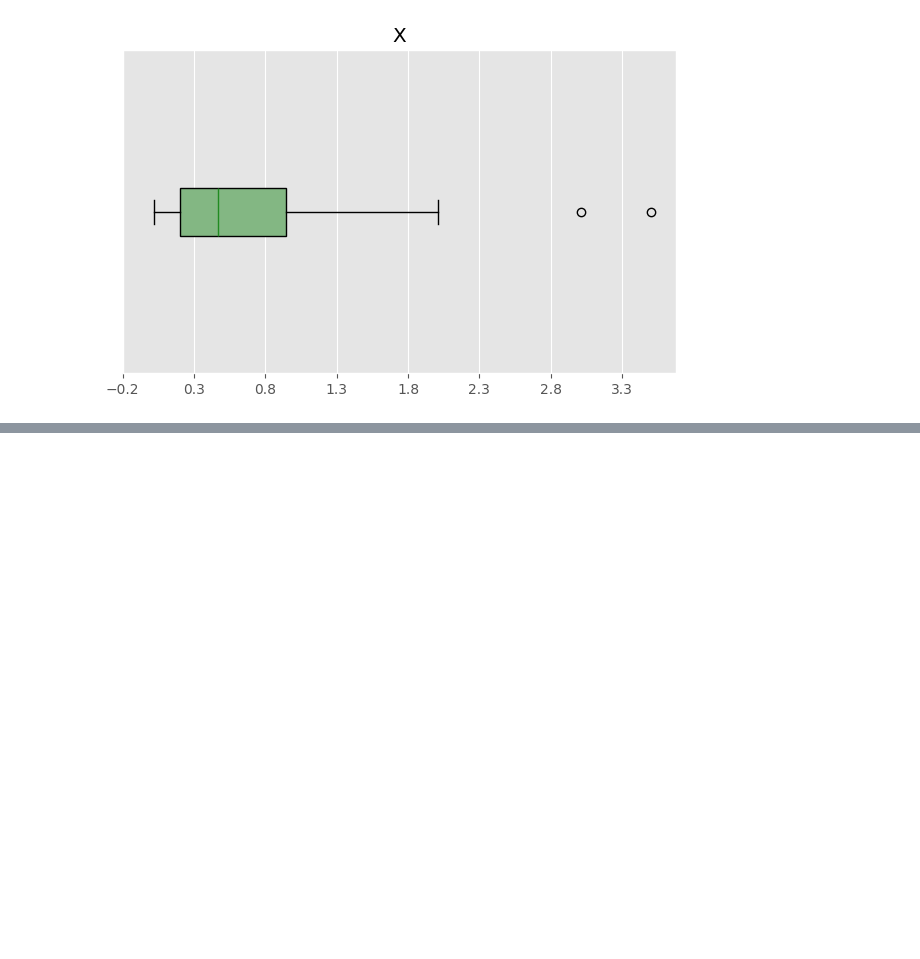
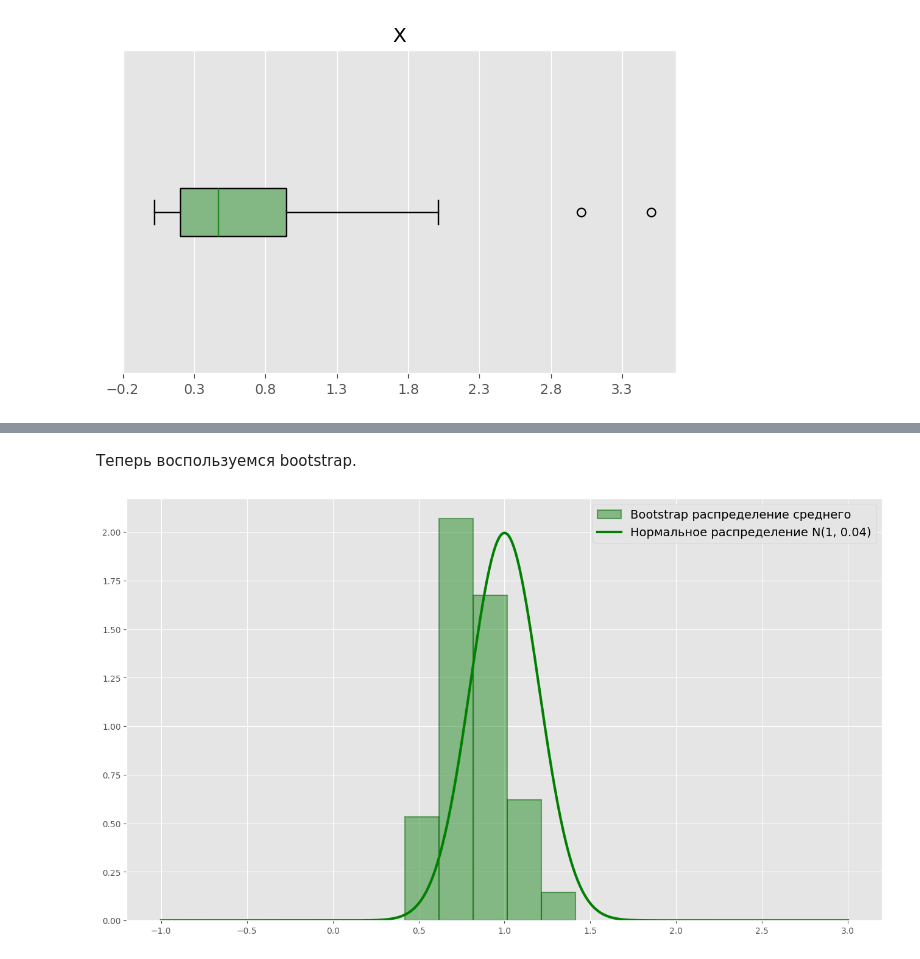
Before and after one commit to timursafiullin/mipt-statistics, a Jupyter notebook: homeworks/T2/solution.ipynb, the cells around one changed output, grey strips where cells are left out. Saved outputs shown, nothing was run; the diff lists cells and outputs as text; code cells hidden in the pictures; blank space fills up the shorter version.

```diff
--- a/homeworks/T2/solution.ipynb
+++ b/homeworks/T2/solution.ipynb
@@ -204,0 +212,49 @@ visualisation.visualize_distribution(
+# %% [markdown]
+Теперь воспользуемся bootstrap.
+# %%
+from typing import Callable
+
+def bootstrap(array: np.ndarray, func: Callable, N: int = 1000):
+    bootstrap_values = []
+    size = len(array)
+    for i in range(N):
+        bt_sample = np.random.choice(array, size=size, replace=True)
+        bootstrap_values += [func(bt_sample)]
+    return np.array(bootstrap_values)
+# %%
+# Bootstrap для среднего арифметического элементов
+N = 1000
+
+a = 1
+D = 0.04
+
+bt = bootstrap(X, np.mean, N)
+
+fig, axs = plt.subplots(1, 1, figsize=(16,9))
+
+axs.hist(
+    bt,
+    bins=K,
+    density=True,
+    alpha=0.5,
+    color='forestgreen',
+    edgecolor='darkgreen',
+    linewidth=1.5,
+    label='Bootstrap распределение среднего'
+)
+
+x = np.linspace(a-2, a+2, 1000)
+norm_x = normal(x, a, D)
+
+axs.plot(
+    x,
+    norm_x,
+    linewidth=3,
+    color='green',
+    label=f'Нормальное распределение N({a}, {D})'
+)
+
+axs.legend(fontsize=14)
+plt.show()
+# %% [output]
+[figure, added]
```
Also changed, not shown: parts of 12 cells of this notebook, 2 other files.
